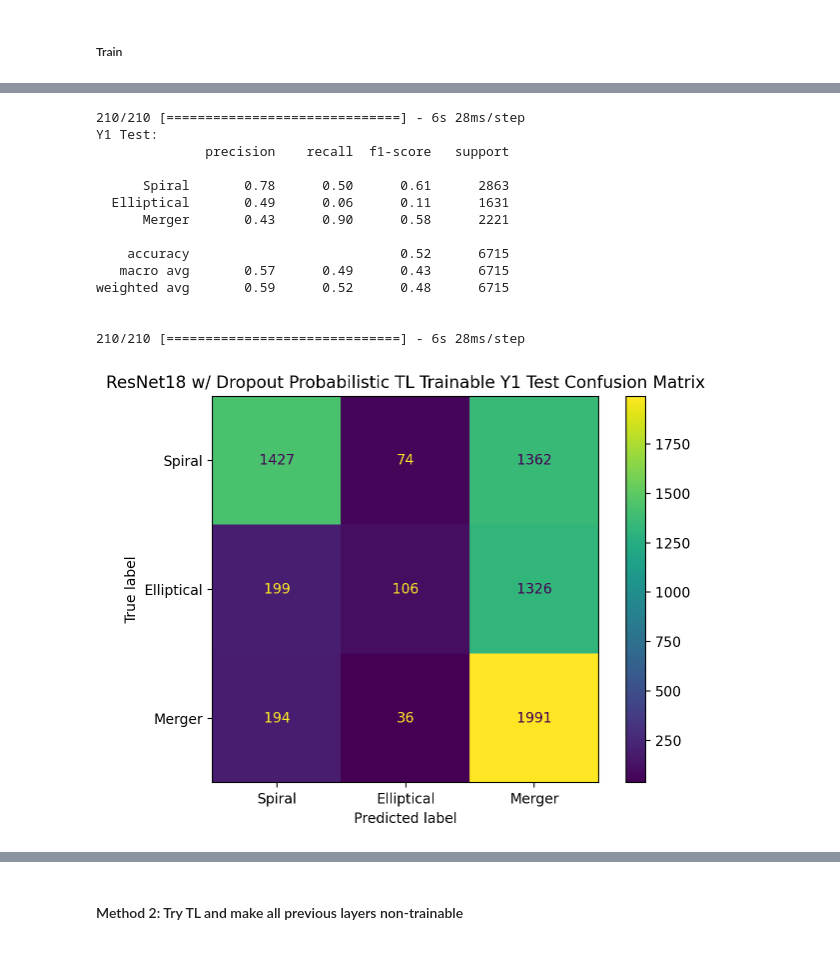
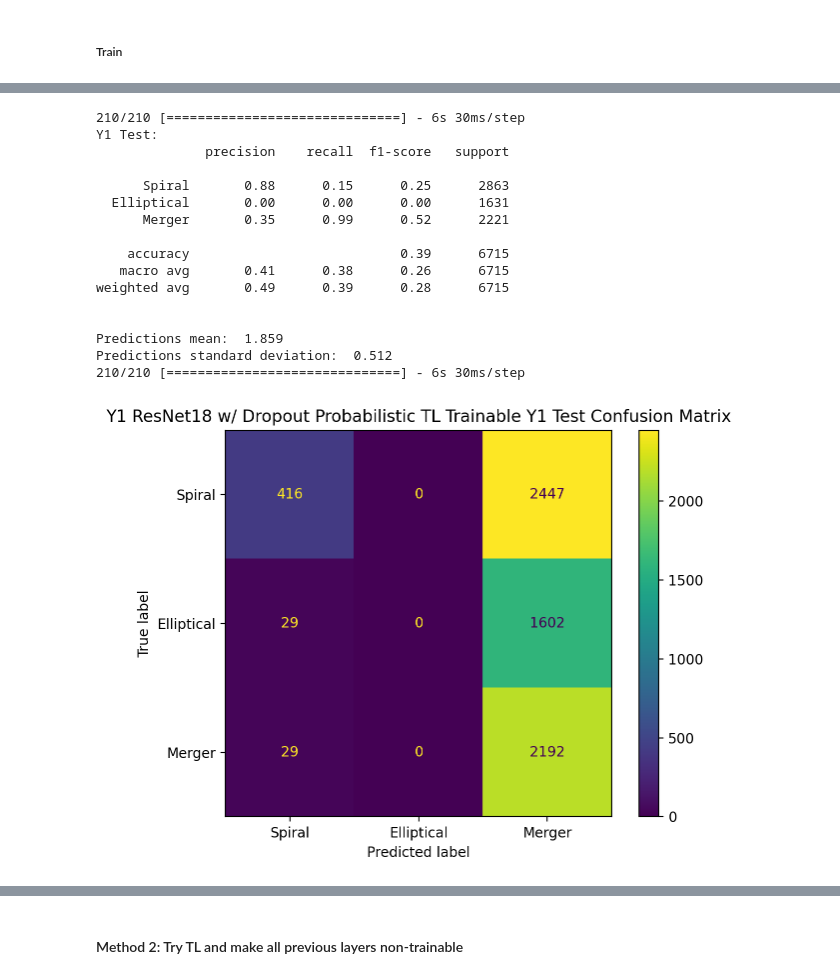
Before and after one commit to marinadunn/thesis, a Jupyter notebook: LSST-BNN-noisy.ipynb, the cells around one changed output, grey strips where cells are left out. Drawn from its saved outputs; the diff is of its cells as text; code cells hidden in the pictures.

```diff
--- a/LSST-BNN-noisy.ipynb
+++ b/LSST-BNN-noisy.ipynb
@@ -642,31 +680,0 @@ weighted avg       0.59      0.49      0.38      6715
-# %%
-# Evaluate and visualize for Y1 test data
-for i in examples:
-    image = X_test_1[i]
-    true_label = Y_test[i, 0]
-    predicted_probabilities = np.empty(shape=(1, 3))
-
-    for i in range(1):
-        predicted_probabilities[i] = resnet18_prob_model(image[np.newaxis, :]).mean().numpy()[0]
-
-    model_prediction = resnet18_prob_model(image[np.newaxis, :])
-    fig, (ax1, ax2) = plt.subplots(nrows=1, ncols=2, figsize=(10, 4),
-                                   gridspec_kw={'width_ratios': [2, 4]})
-
-    # Show the image and the true label
-    ax1.imshow(image[...][0])
-    ax1.axis('off')
-    ax1.set_title('True label: {}'.format(str(true_label)))
-
-    # Show a 95% prediction interval of model predicted probabilities
-    # make plots of probabilities that the model estimates
-    pct_5 = np.array([np.percentile(predicted_probabilities[:, i], 0.5) for i in range(3)])
-    pct_95 = np.array([np.percentile(predicted_probabilities[:, i], 95.) for i in range(3)])
-    bar = ax2.bar(np.arange(3), pct_95, color='red')
-    bar[int(true_label)].set_color('green')
-    ax2.bar(np.arange(3), pct_5-0.02, color='white', linewidth=1, edgecolor='white')
-    ax2.set_xticks(np.arange(3))
-    ax2.set_ylim([0, 1])
-    ax2.set_ylabel('Probability')
-    ax2.set_title('Model Estimated Probabilities')
-    plt.show()
@@ -884,6 +917,13 @@ classification_metrics = classification_report(np.argmax(Y_test, axis=1),
                                                np.argmax(y_pred, axis=1),
                                                target_names=class_names)
 print("Y1 Test:\n" + classification_metrics + '\n')
+
+# Calculate mean and standard deviation
+y_pred_mean = np.round(np.mean(np.argmax(y_pred, axis=1), axis=-1), 3)
+y_pred_std = np.round(np.std(np.argmax(y_pred, axis=1), axis=-1), 3)
+
+print("Predictions mean: ", y_pred_mean)
+print("Predictions standard deviation: ", y_pred_std)
 
 # Confusion Matrix
 cm = confusion_matrix(np.argmax(Y_test, axis=1),
@@ -903,39 +943,41 @@ plt.show()
 fpr = dict()
 tpr = dict()
 roc_auc = dict()
 
 for i in range(NUM_CLASSES):
     fpr[i], tpr[i], thresholds = roc_curve(Y_test[:, i], y_pred[:, i])
     roc_auc[i] = auc(fpr[i], tpr[i])
 
 plt.figure(figsize = (6, 5), tight_layout=True)
 colors = ['blue', 'red', 'green', 'brown', 'purple', 'pink', 'orange', 'black', 'yellow', 'cyan']
 for i, color, lbl in zip(range(NUM_CLASSES), colors, class_names):
     plt.plot(fpr[i], tpr[i], color = color, lw = 1.5,
     label = 'ROC Curve of class {0} (area = {1:0.3f})'.format(lbl, roc_auc[i]))
 
 plt.plot([0, 1], [0, 1], 'k--', lw=2)
 plt.xlim([0.0, 1.0])
 plt.ylim([0.0, 1.05])
 plt.xlabel('False Positive Rate (1 - Specificity)')
 plt.ylabel('True Positive Rate (Selectivity)')
 plt.legend(loc="lower right")
 plt.title('Y1 ResNet18 w/ Dropout Probabilistic TL Trainable Y1 Test ROC Curves')
 plt.savefig('Y1_ResNet18_Dropout_Prob_TL_Trainable_Y1_test_ROC')
 plt.show()
 # %% [output]
-210/210 [==============================] - 6s 28ms/step
+210/210 [==============================] - 6s 30ms/step
 Y1 Test:
               precision    recall  f1-score   support
 
-      Spiral       0.78      0.50      0.61      2863
-  Elliptical       0.49      0.06      0.11      1631
-      Merger       0.43      0.90      0.58      2221
+      Spiral       0.88      0.15      0.25      2863
+  Elliptical       0.00      0.00      0.00      1631
+      Merger       0.35      0.99      0.52      2221
 
-    accuracy                           0.52      6715
-   macro avg       0.57      0.49      0.43      6715
-weighted avg       0.59      0.52      0.48      6715
+    accuracy                           0.39      6715
+   macro avg       0.41      0.38      0.26      6715
+weighted avg       0.49      0.39      0.28      6715
 
 
-210/210 [==============================] - 6s 28ms/step
+Predictions mean:  1.859
+Predictions standard deviation:  0.512
+210/210 [==============================] - 6s 30ms/step
-[figure, old version]
+[figure, new version]
```
Also changed, not shown: parts of 47 cells of this notebook.
